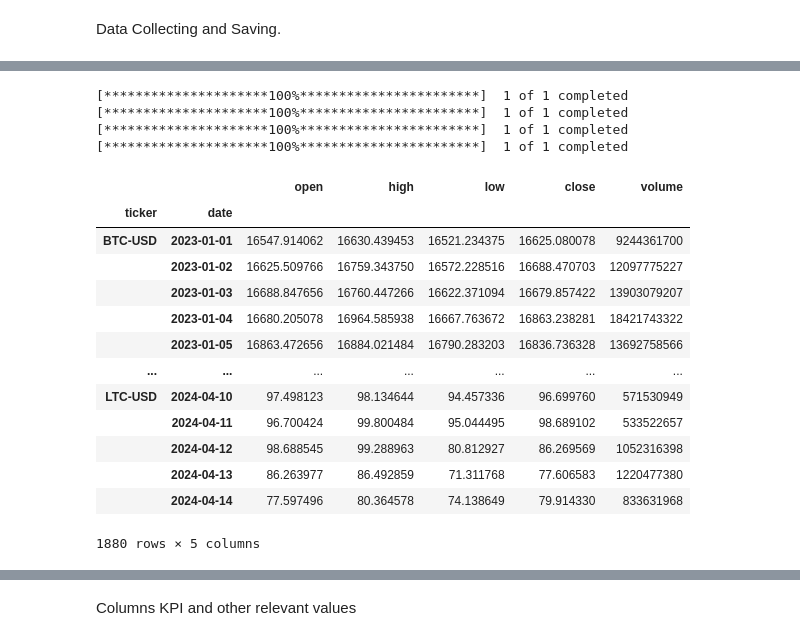
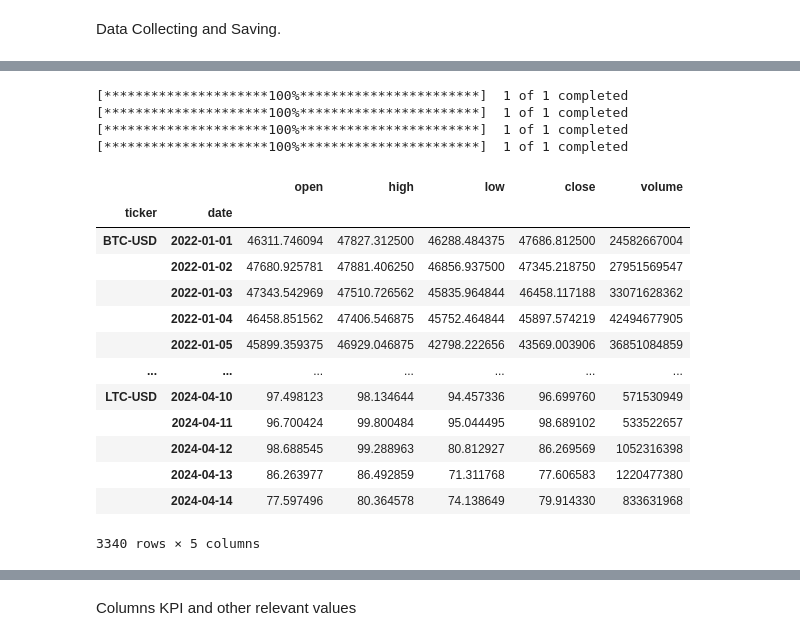
Before and after one commit to HoussamZak/portfolio_dashboard_base2, a Jupyter notebook: base2_portfolio_dashboard.ipynb, the cells around one changed output, grey strips where cells are left out. Cells and saved outputs as stored; diff of their text form; code cells hidden in the pictures.

```diff
--- a/portfolio_dashboard.ipynb
+++ b/base2_portfolio_dashboard.ipynb
@@ -159,48 +171,48 @@ portfolio_tickers = ['BTC-USD', 'ETH-USD','AVAX-USD', 'LTC-USD']
 
 one_year = datetime.today().year - 1
 today = datetime.today()
-start_x = datetime(2023, 1, 1)
+start_x = datetime(2022, 1, 1)
 end_x = today
 
-start_assets = datetime(2023,1,1)
+start_assets = datetime(2022,1,1)
 end_assets = today
 
 start_ytd = datetime(one_year, 12, 31) + BDay(1)
 
 def get_data(tickers, startDate, endDate):
     def data(ticker):
         data = (pdr.get_data_yahoo(ticker, start = startDate, end = endDate))
         data.columns = [x.lower() for x in data.columns]
         data.drop(columns = ['adj close'], axis = 1, inplace = True)
         return data
     datum = map(data, tickers)
     return(pd.concat(datum, keys = tickers, names = ['ticker', 'date']))
 
 all_prices_df = get_data(portfolio_tickers, start_x, end_x)
 all_prices_df
 
 # #-- Saving all asset prices separately
 # for ticker in final_filtered:
 #     all_prices_df.loc[ticker].to_csv("D:\_datasets\Projects_Coding\portfolio_dashboard_base2\outputs\{}_price_hist.csv".format(ticker))
 
 # all_prices_df['ticker']
 # %% [output]
 [*********************100%***********************]  1 of 1 completed
 [*********************100%***********************]  1 of 1 completed
 [*********************100%***********************]  1 of 1 completed
 [*********************100%***********************]  1 of 1 completed
 |  |  | open | high | low | close | volume |
 | ticker | date |  |  |  |  |  |
-| BTC-USD | 2023-01-01 | 16547.914062 | 16630.439453 | 16521.234375 | 16625.080078 | 9244361700 |
-|  | 2023-01-02 | 16625.509766 | 16759.343750 | 16572.228516 | 16688.470703 | 12097775227 |
-|  | 2023-01-03 | 16688.847656 | 16760.447266 | 16622.371094 | 16679.857422 | 13903079207 |
-|  | 2023-01-04 | 16680.205078 | 16964.585938 | 16667.763672 | 16863.238281 | 18421743322 |
-|  | 2023-01-05 | 16863.472656 | 16884.021484 | 16790.283203 | 16836.736328 | 13692758566 |
+| BTC-USD | 2022-01-01 | 46311.746094 | 47827.312500 | 46288.484375 | 47686.812500 | 24582667004 |
+|  | 2022-01-02 | 47680.925781 | 47881.406250 | 46856.937500 | 47345.218750 | 27951569547 |
+|  | 2022-01-03 | 47343.542969 | 47510.726562 | 45835.964844 | 46458.117188 | 33071628362 |
+|  | 2022-01-04 | 46458.851562 | 47406.546875 | 45752.464844 | 45897.574219 | 42494677905 |
+|  | 2022-01-05 | 45899.359375 | 46929.046875 | 42798.222656 | 43569.003906 | 36851084859 |
 | ... | ... | ... | ... | ... | ... | ... |
 | LTC-USD | 2024-04-10 | 97.498123 | 98.134644 | 94.457336 | 96.699760 | 571530949 |
 |  | 2024-04-11 | 96.700424 | 99.800484 | 95.044495 | 98.689102 | 533522657 |
 |  | 2024-04-12 | 98.688545 | 99.288963 | 80.812927 | 86.269569 | 1052316398 |
 |  | 2024-04-13 | 86.263977 | 86.492859 | 71.311768 | 77.606583 | 1220477380 |
 |  | 2024-04-14 | 77.597496 | 80.364578 | 74.138649 | 79.914330 | 833631968 |
-1880 rows × 5 columns
+3340 rows × 5 columns
 # %%
```
Also changed, not shown: parts of 11 cells of this notebook, 4 other files.
